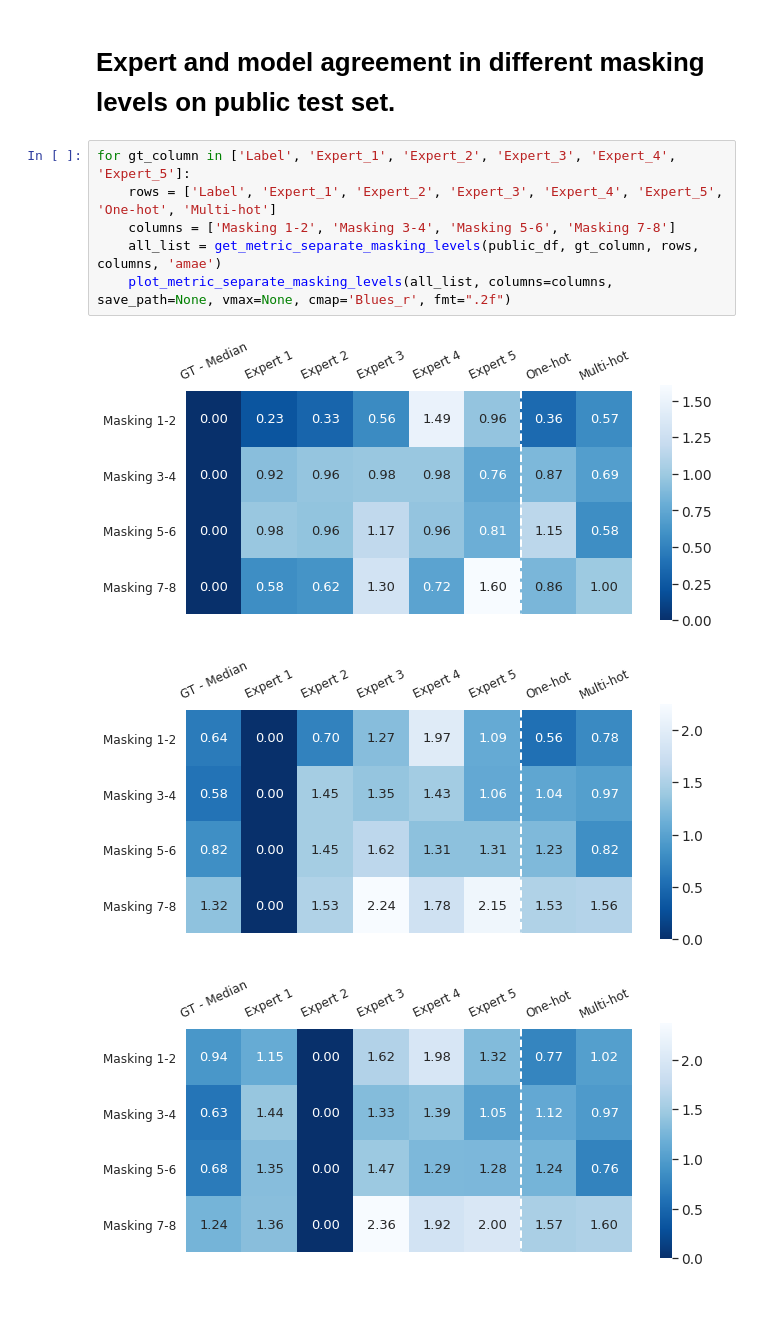
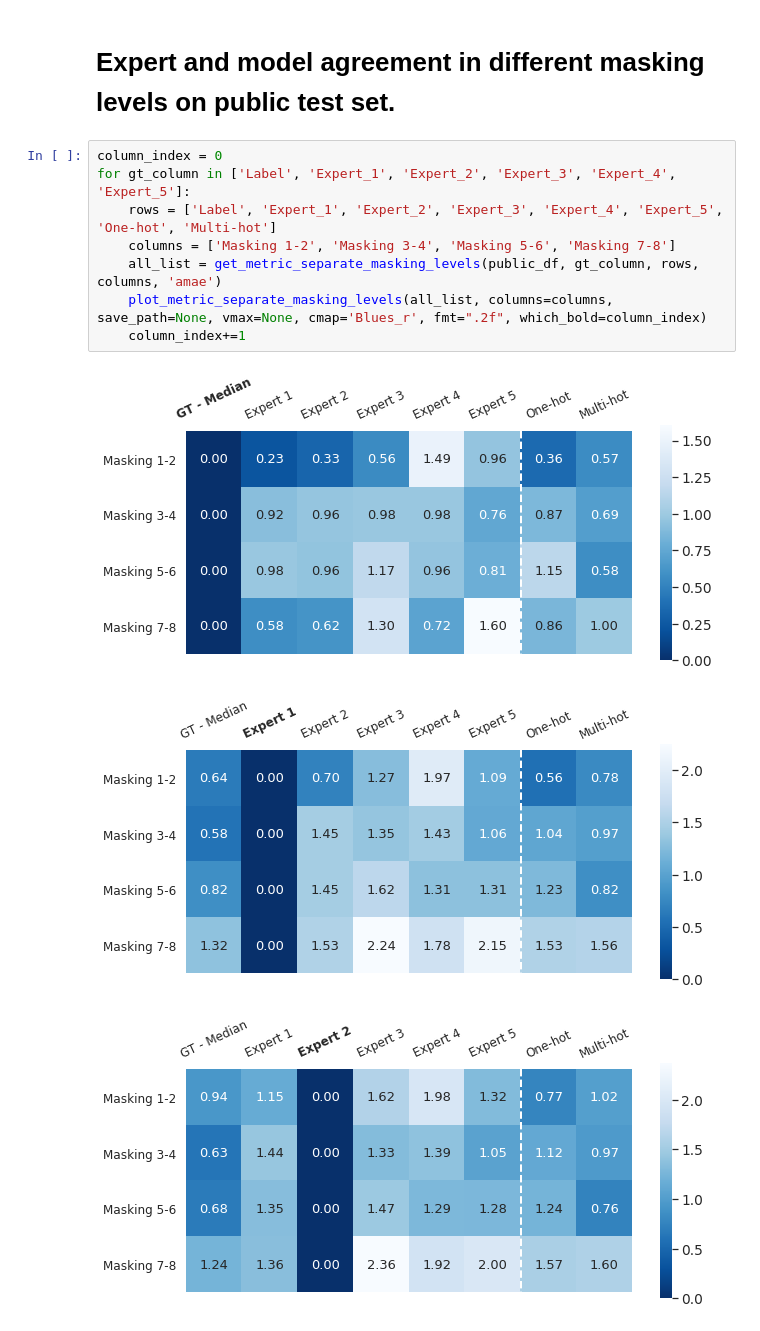
Before and after one commit to yueliukth/CSAW-M, a Jupyter notebook: src/trainer/baseline_results.ipynb, the cells around one changed output. Saved outputs shown, nothing was run; the diff lists cells and outputs as text; blank space fills up the shorter version.

Commit message:
Update baseline_results.ipynb
Codes update in jupyter to make the reference header in bold-face in plot_metric_separate_masking_levels

```diff
--- a/src/trainer/baseline_results.ipynb
+++ b/src/trainer/baseline_results.ipynb
@@ -281,13 +281,15 @@ make_variations_violin_plot(public_df, save_path=None)
 # %% [markdown]
 # Expert and model agreement in different masking levels on public test set.
 # %%
+column_index = 0
 for gt_column in ['Label', 'Expert_1', 'Expert_2', 'Expert_3', 'Expert_4', 'Expert_5']:
     rows = ['Label', 'Expert_1', 'Expert_2', 'Expert_3', 'Expert_4', 'Expert_5', 'One-hot', 'Multi-hot']
     columns = ['Masking 1-2', 'Masking 3-4', 'Masking 5-6', 'Masking 7-8']
     all_list = get_metric_separate_masking_levels(public_df, gt_column, rows, columns, 'amae')
-    plot_metric_separate_masking_levels(all_list, columns=columns, save_path=None, vmax=None, cmap='Blues_r', fmt=".2f")
+    plot_metric_separate_masking_levels(all_list, columns=columns, save_path=None, vmax=None, cmap='Blues_r', fmt=".2f", which_bold=column_index)
+    column_index+=1
 # %% [output]
-[figure, old version]
+[figure, new version]
 [figure]
 [figure]
 [figure]
```
